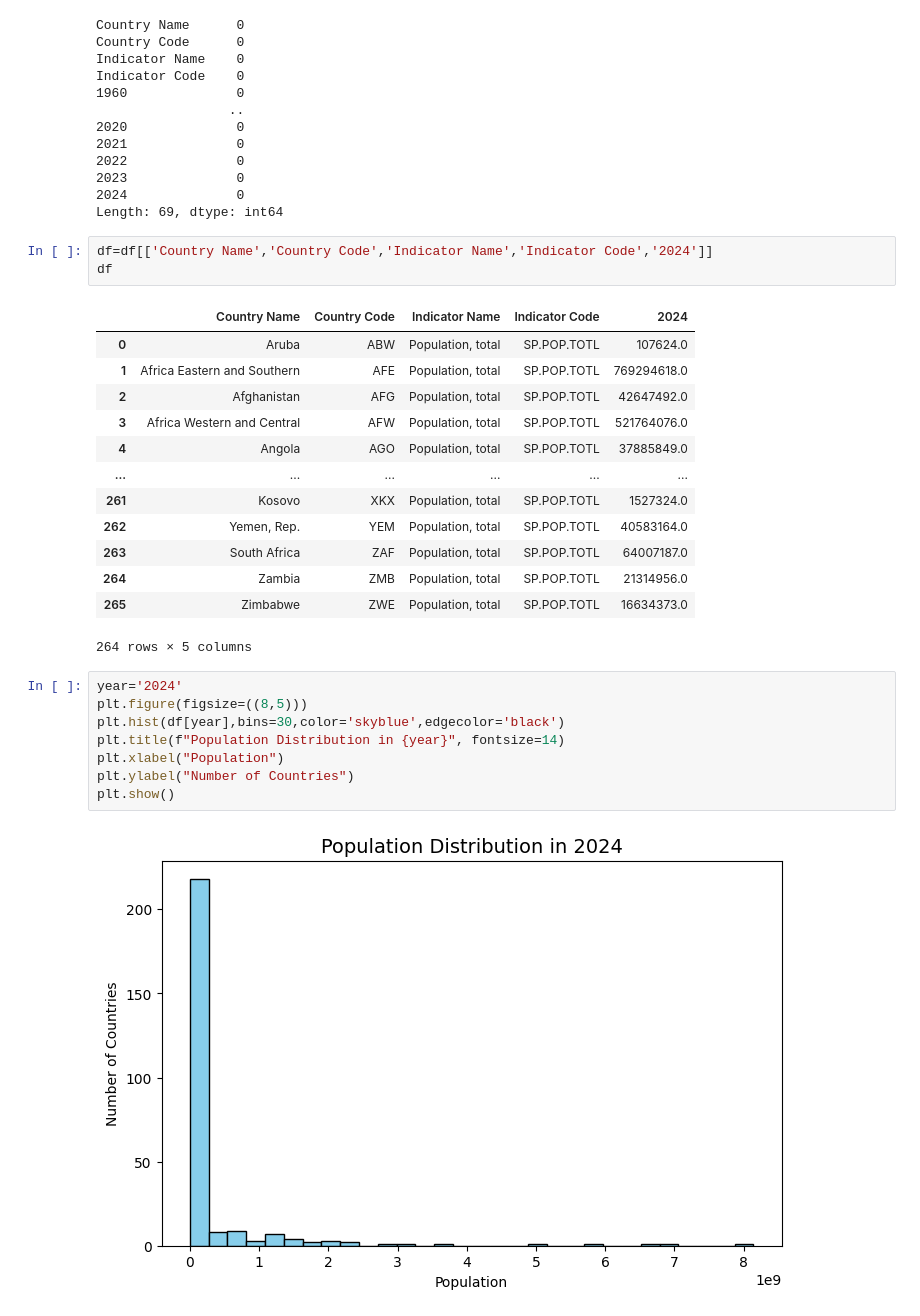
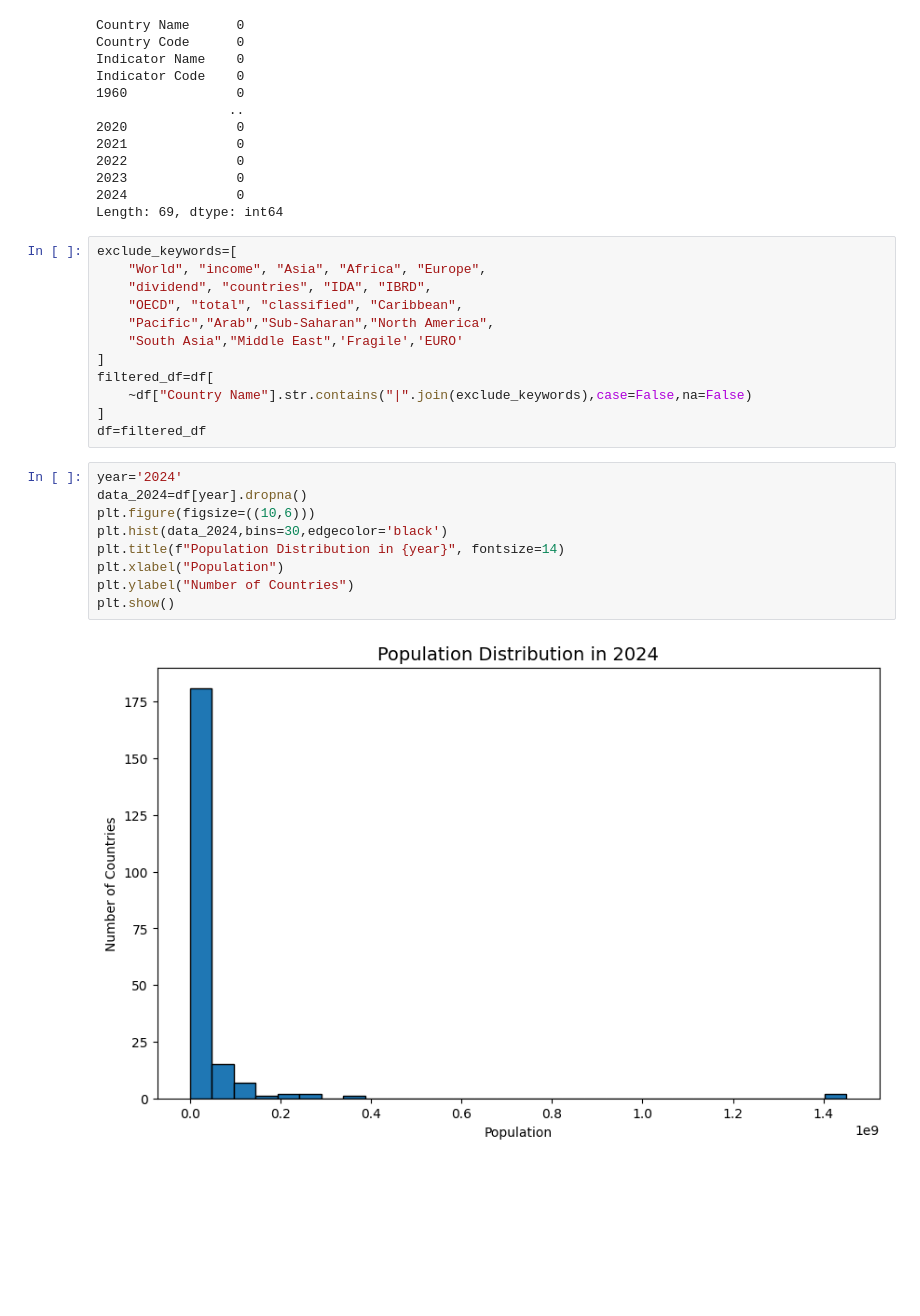
Before and after one commit to RealHaroon/PRODIGY_DS_01, a Jupyter notebook: notebook/Task 1.ipynb, the cells around one changed output. Cells and saved outputs as stored; diff of their text form; blank space fills up the shorter version.

Commit message:
Completed First Task of Prodigy InfoTech Data Science Internship (6-2-2026)

```diff
--- a/notebook/Task 1.ipynb
+++ b/notebook/Task 1.ipynb
@@ -37,30 +38,26 @@ Indicator Code    0
 2023              0
 2024              0
 Length: 69, dtype: int64
-# %%
-df=df[['Country Name','Country Code','Indicator Name','Indicator Code','2024']]
-df
-# %% [output]
-|  | Country Name | Country Code | Indicator Name | Indicator Code | 2024 |
-| 0 | Aruba | ABW | Population, total | SP.POP.TOTL | 107624.0 |
-| 1 | Africa Eastern and Southern | AFE | Population, total | SP.POP.TOTL | 769294618.0 |
-| 2 | Afghanistan | AFG | Population, total | SP.POP.TOTL | 42647492.0 |
-| 3 | Africa Western and Central | AFW | Population, total | SP.POP.TOTL | 521764076.0 |
-| 4 | Angola | AGO | Population, total | SP.POP.TOTL | 37885849.0 |
-| ... | ... | ... | ... | ... | ... |
-| 261 | Kosovo | XKX | Population, total | SP.POP.TOTL | 1527324.0 |
-| 262 | Yemen, Rep. | YEM | Population, total | SP.POP.TOTL | 40583164.0 |
-| 263 | South Africa | ZAF | Population, total | SP.POP.TOTL | 64007187.0 |
-| 264 | Zambia | ZMB | Population, total | SP.POP.TOTL | 21314956.0 |
-| 265 | Zimbabwe | ZWE | Population, total | SP.POP.TOTL | 16634373.0 |
-264 rows × 5 columns
+# %%
+exclude_keywords=[
+    "World", "income", "Asia", "Africa", "Europe",
+    "dividend", "countries", "IDA", "IBRD",
+    "OECD", "total", "classified", "Caribbean",
+    "Pacific","Arab","Sub-Saharan","North America",
+    "South Asia","Middle East",'Fragile','EURO'
+]
+filtered_df=df[
+    ~df["Country Name"].str.contains("|".join(exclude_keywords),case=False,na=False)
+]
+df=filtered_df
 # %%
 year='2024'
-plt.figure(figsize=((8,5)))
-plt.hist(df[year],bins=30,color='skyblue',edgecolor='black')
+data_2024=df[year].dropna()
+plt.figure(figsize=((10,6)))
+plt.hist(data_2024,bins=30,edgecolor='black')
 plt.title(f"Population Distribution in {year}", fontsize=14)
 plt.xlabel("Population")
 plt.ylabel("Number of Countries")
 plt.show()
 # %% [output]
-[figure, old version]
+[figure, new version]
```
Also changed, not shown: parts of 9 cells of this notebook, 10 other files.
